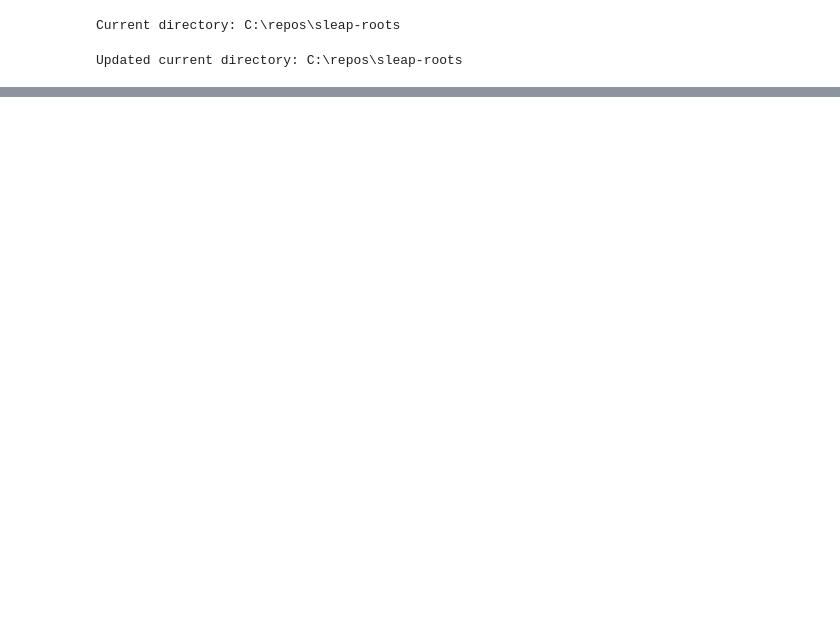
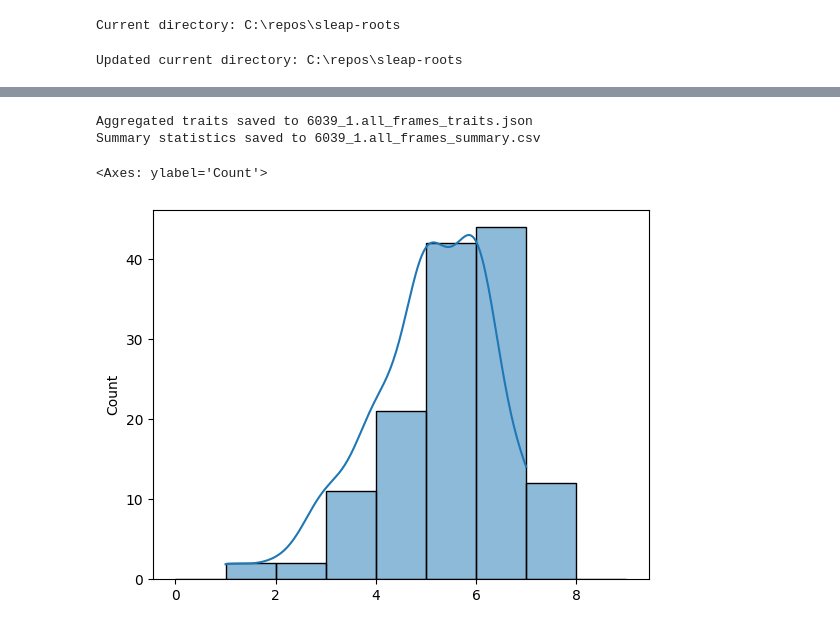
Before and after one commit to talmolab/sleap-roots, a Jupyter notebook: notebooks/MultipleDicotPipeline.ipynb, the cells around one changed output, grey strips where cells are left out. Drawn from its saved outputs; the diff is of its cells as text; code cells hidden in the pictures; blank space fills up the shorter version.

```diff
--- a/notebooks/MultipleDicotPipeline.ipynb
+++ b/notebooks/MultipleDicotPipeline.ipynb
@@ -48,0 +108,13 @@ all_h5s
+# %%
+# Get the traits of the first sample
+first_sample_traits = pipeline.compute_multiple_dicots_traits(series=series, write_json=True, write_csv=True)
+# %% [output]
+Aggregated traits saved to 6039_1.all_frames_traits.json
+Summary statistics saved to 6039_1.all_frames_summary.csv
+# %%
+# Make a histogram of the lateral root count for the first sample
+lateral_ct = first_sample_traits["traits"]["lateral_count"]
+sns.histplot(lateral_ct, bins=range(0, 10), kde=True)
+# %% [output]
+<Axes: ylabel='Count'>
+[figure, added]
```
Also changed, not shown: parts of 15 cells of this notebook.
